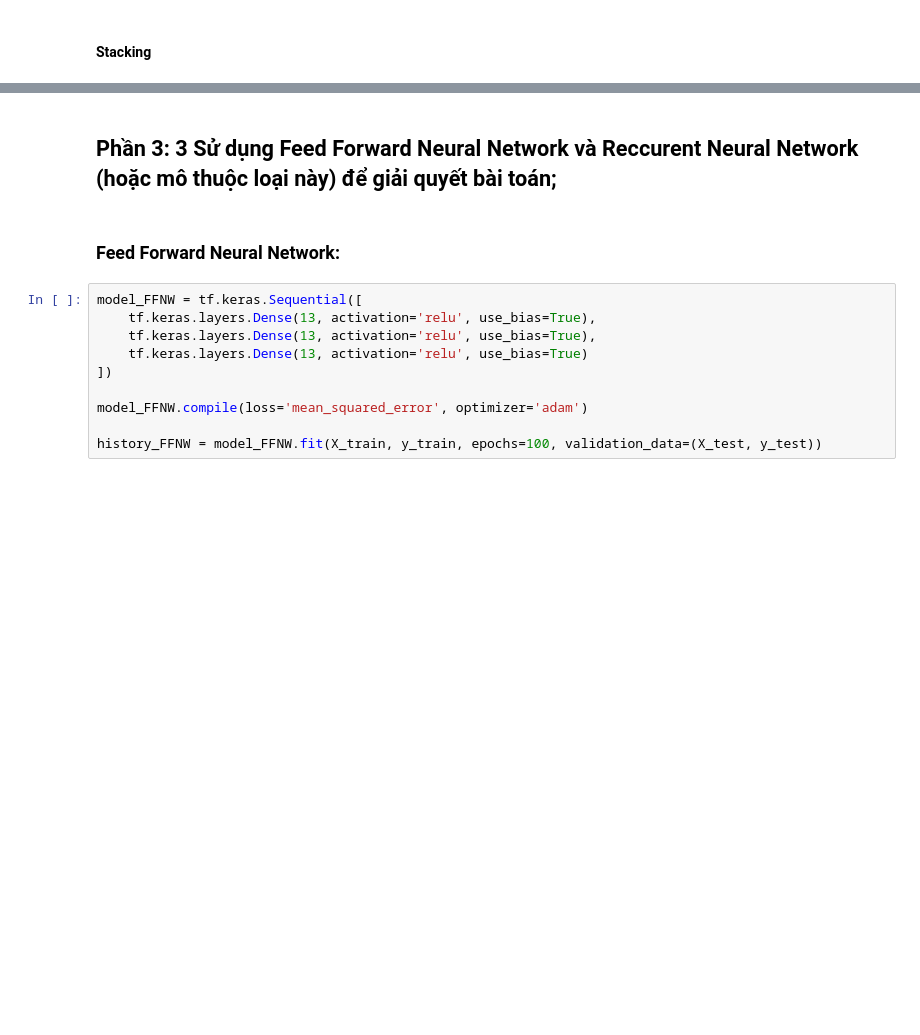
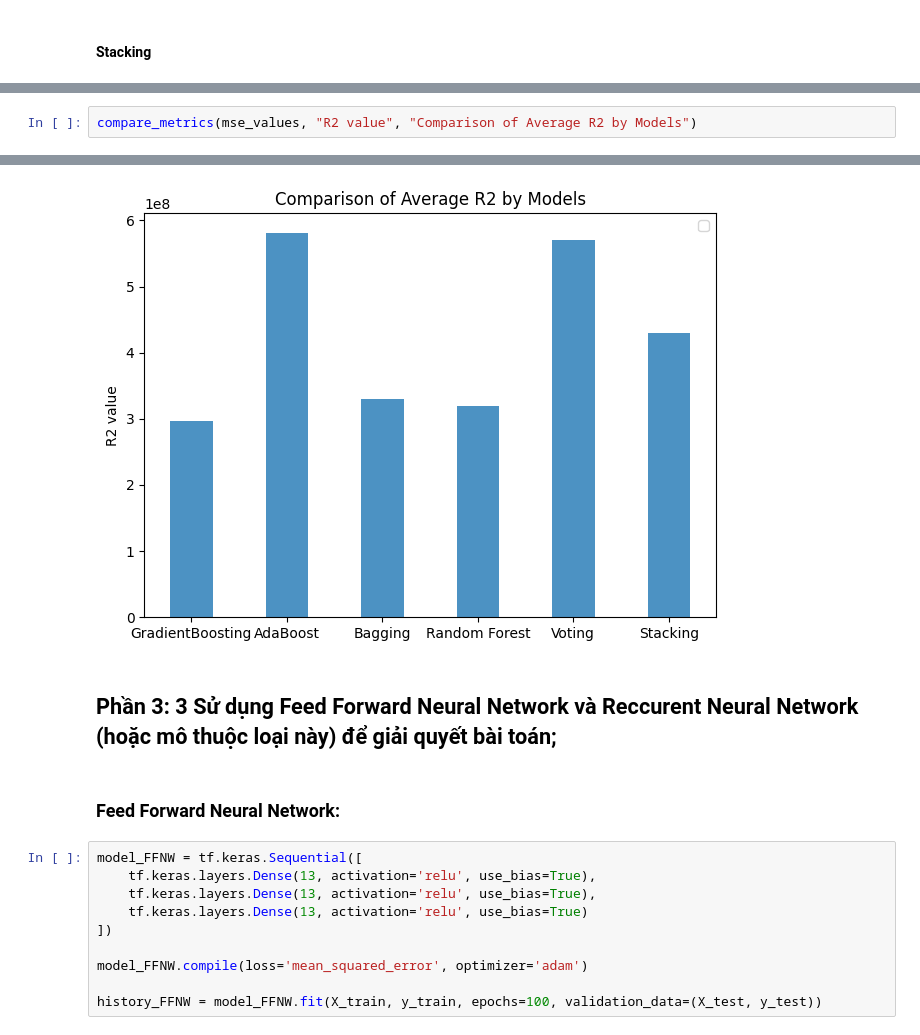
Before and after one commit to trnqbao/machine-learning-final-project, a Jupyter notebook: Ex2.ipynb, the cells around one changed output, grey strips where cells are left out. Saved outputs shown, nothing was run; the diff lists cells and outputs as text; blank space fills up the shorter version.

```diff
--- a/Ex2.ipynb
+++ b/Ex2.ipynb
@@ -495,0 +680,3 @@ Name: Price, Length: 870, dtype: float64
+# %%
+compare_metrics(mse_values, "R2 value", "Comparison of Average R2 by Models")
+# %% [output]
@@ -496,3 +684,4 @@ Name: Price, Length: 870, dtype: float64
+[figure, added]
 # %% [markdown]
 ## Phần 3: 3	Sử dụng Feed Forward Neural Network và Reccurent Neural Network (hoặc mô thuộc loại này) để giải quyết bài toán;
 # %% [markdown]
```
Also changed, not shown: parts of 17 cells of this notebook.
